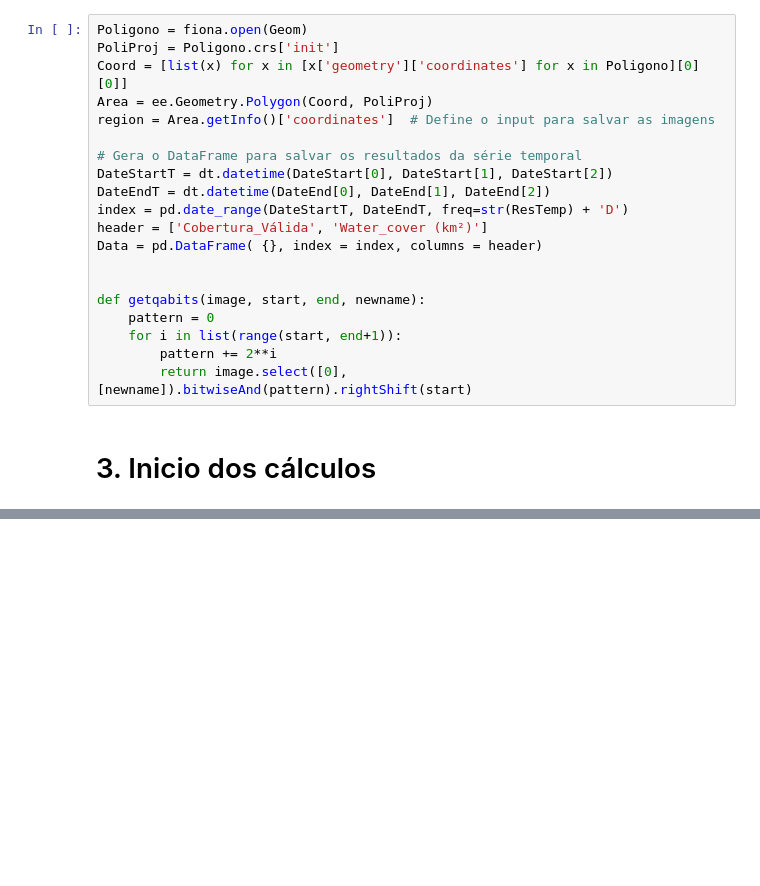
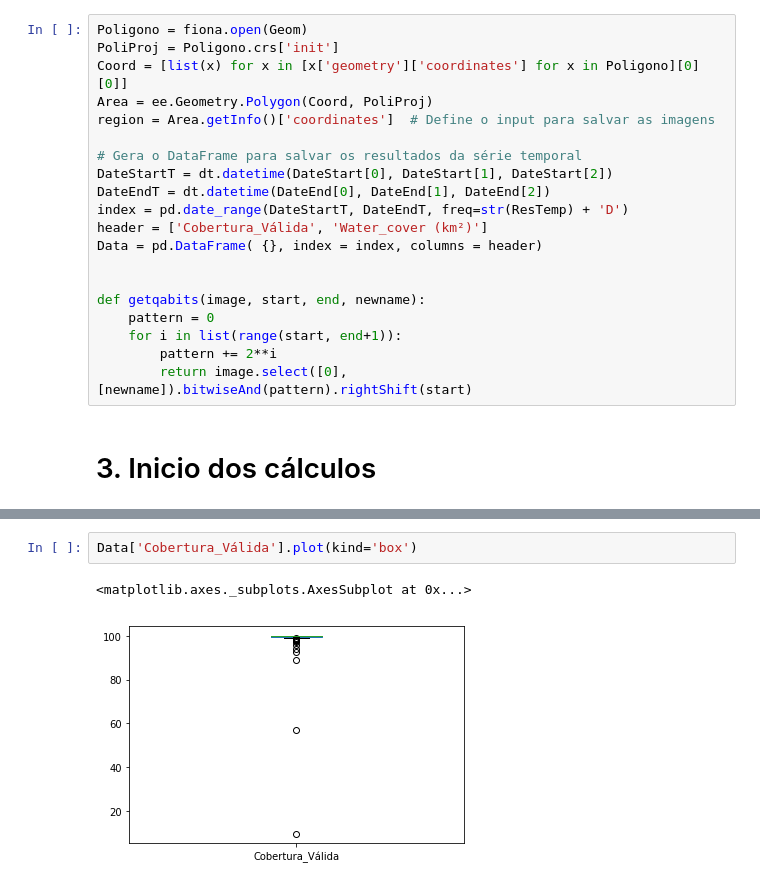
Before and after one commit to PhilipeRLeal/Serie-Temporal-de-Areas-Inundadas, a Jupyter notebook: Apresentação.ipynb, the cells around one changed output, grey strips where cells are left out. Drawn from its saved outputs; the diff is of its cells as text; blank space fills up the shorter version.

```diff
--- a/Apresentação.ipynb
+++ b/Apresentação.ipynb
@@ -82,0 +145,5 @@ for date in index:  # Controla a data inicial da composição
+# %%
+Data['Cobertura_Válida'].plot(kind='box')
+# %% [output]
+<matplotlib.axes._subplots.AxesSubplot at 0x...>
+[figure, added]
```
Also changed, not shown: parts of 15 cells of this notebook, 1 other file.
